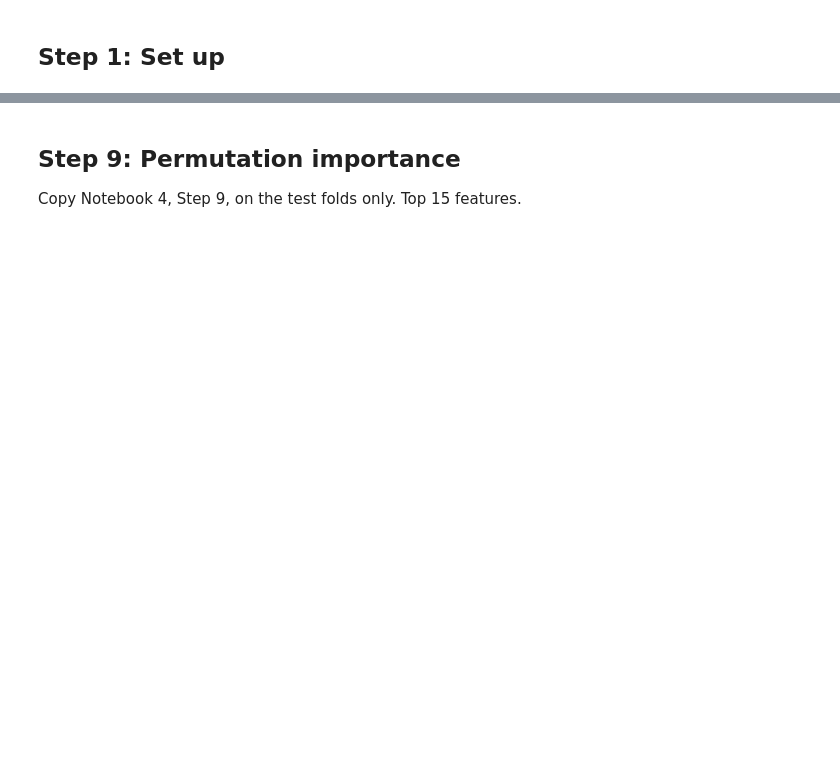
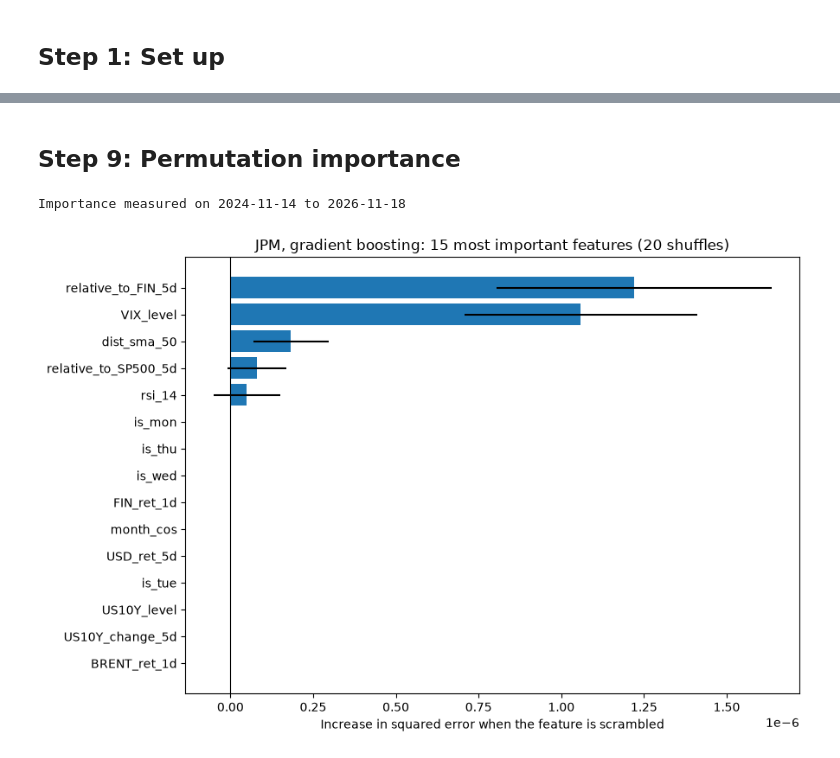
Before and after one commit to Matrixbenny/smm-202604-c2-module7-time-series, a Jupyter notebook: lab_3_machine_learning_models.ipynb, the cells around one changed output, grey strips where cells are left out. Drawn from its saved outputs; the diff is of its cells as text; code cells hidden in the pictures; blank space fills up the shorter version.

```diff
--- a/lab_3_machine_learning_models.ipynb
+++ b/lab_3_machine_learning_models.ipynb
@@ -84,0 +151,13 @@ Copy Notebook 4, Step 6. Use only `X.iloc[:config.INITIAL_TRAIN]`. **Extend the
+# %%
+def make_boosting(max_depth=3, learning_rate=0.03, max_iter=200, loss="squared_error", quantile=None):
+    return HistGradientBoostingRegressor(
+        loss=loss, quantile=quantile, max_depth=max_depth, learning_rate=learning_rate, max_iter=max_iter,
+        min_samples_leaf=40, l2_regularization=1.0, random_state=config.SEED)
+
+grid = [(depth, rate) for depth in (2, 3, 5) for rate in (0.01, 0.03)]
+started = time.time()
+boost_results = {c: tuning_score(lambda c=c: make_boosting(max_depth=c[0], learning_rate=c[1])) for c in grid}
+print(f"Tuning took {time.time() - started:.0f} seconds")
+display(pd.Series(boost_results, name="Tuning MSE").rename_axis(["max_depth", "learning_rate"]).to_frame().round(8))
+best_depth, best_rate = min(boost_results, key=boost_results.get)
+print("Chosen boosting settings: max_depth =", best_depth, ", learning_rate =", best_rate)
@@ -99,4 +293,2 @@ Copy Notebook 4, Step 8 with `FEATURE_GROUPS_JPM`. Also remove only the TECH fea
 # %% [markdown]
 ## Step 9: Permutation importance
-
-Copy Notebook 4, Step 9, on the test folds only. Top 15 features.
@@ -104,0 +295,22 @@ Copy Notebook 4, Step 9, on the test folds only. Top 15 features.
+# %%
+hold = 504
+X_fit, y_fit = X.iloc[:-hold], y.iloc[:-hold]
+X_hold, y_hold = X.iloc[-hold:], y.iloc[-hold:]
+print("Importance measured on", X_hold.index[0].date(), "to", X_hold.index[-1].date())
+
+model = make_boosting(max_depth=best_depth, learning_rate=best_rate).fit(X_fit, y_fit)
+result = permutation_importance(model, X_hold, y_hold, scoring="neg_mean_squared_error",
+                                n_repeats=20, random_state=config.SEED)
+importance = pd.Series(result.importances_mean, index=ALL_FEATURES_JPM).sort_values()
+spread = pd.Series(result.importances_std, index=ALL_FEATURES_JPM)[importance.index]
+
+top = importance.tail(15)
+plt.figure(figsize=(9, 6))
+plt.barh(top.index, top.values, xerr=spread[top.index].values, color="tab:blue")
+plt.axvline(0, color="black", linewidth=0.8)
+plt.xlabel("Increase in squared error when the feature is scrambled")
+plt.title("JPM, gradient boosting: 15 most important features (20 shuffles)")
+plt.tight_layout(); plt.show()
+# %% [output]
+Importance measured on 2024-11-14 to 2026-11-18
+[figure, added]
```
Also changed, not shown: parts of 42 cells of this notebook, 2 other files.
